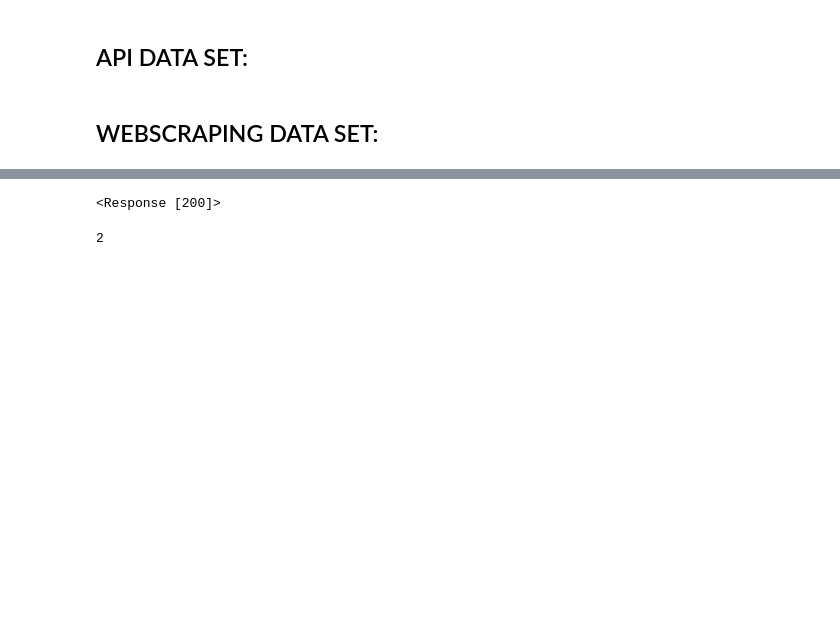
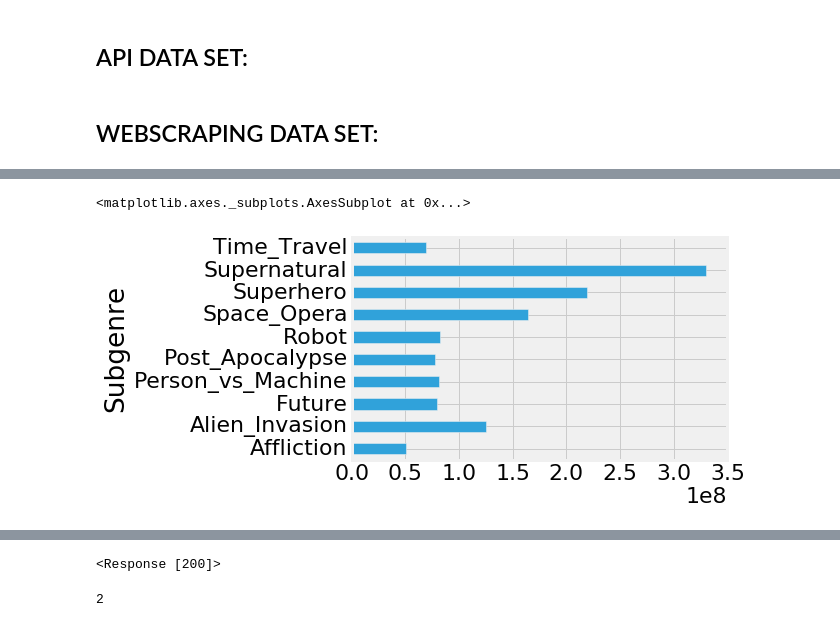
Before and after one commit to AlisonSalerno/scifi-movie-eda-project, a Jupyter notebook: Alison_Jude_Movie_EDA.ipynb, the cells around one changed output, grey strips where cells are left out. Drawn from its saved outputs; the diff is of its cells as text; code cells hidden in the pictures; blank space fills up the shorter version.

```diff
--- a/Alison_Jude_Movie_EDA.ipynb
+++ b/Alison_Jude_Movie_EDA.ipynb
@@ -97,0 +157,7 @@ from bs4 import BeautifulSoup
+# %%
+sg_data_list = []
+g=0
+while g < 10:
+    finished_product = soupitup(subgenres_url[g], subgenres[g])
+    sg_data_list.append(finished_product)
+    g+=1
@@ -97,0 +168,5 @@ from bs4 import BeautifulSoup
+# %%
+mega_list = pd.concat(sg_data_list)
+# %%
+mega_list.reset_index(inplace=True)
+mega_list.drop('index', axis=1, inplace=True)
@@ -97,0 +178,2 @@ from bs4 import BeautifulSoup
+# %%
+mega_list['Lifetime_Gross'] = mega_list['Lifetime_Gross'].apply(lambda x: int(x))
@@ -97,0 +184,5 @@ from bs4 import BeautifulSoup
+# %%
+mega_list.groupby('Subgenre')['Lifetime_Gross'].mean().plot(kind='barh', figsize=(6,4))
+# %% [output]
+<matplotlib.axes._subplots.AxesSubplot at 0x...>
+[figure, added]
```
Also changed, not shown: parts of 18 cells of this notebook, 1 other file.
